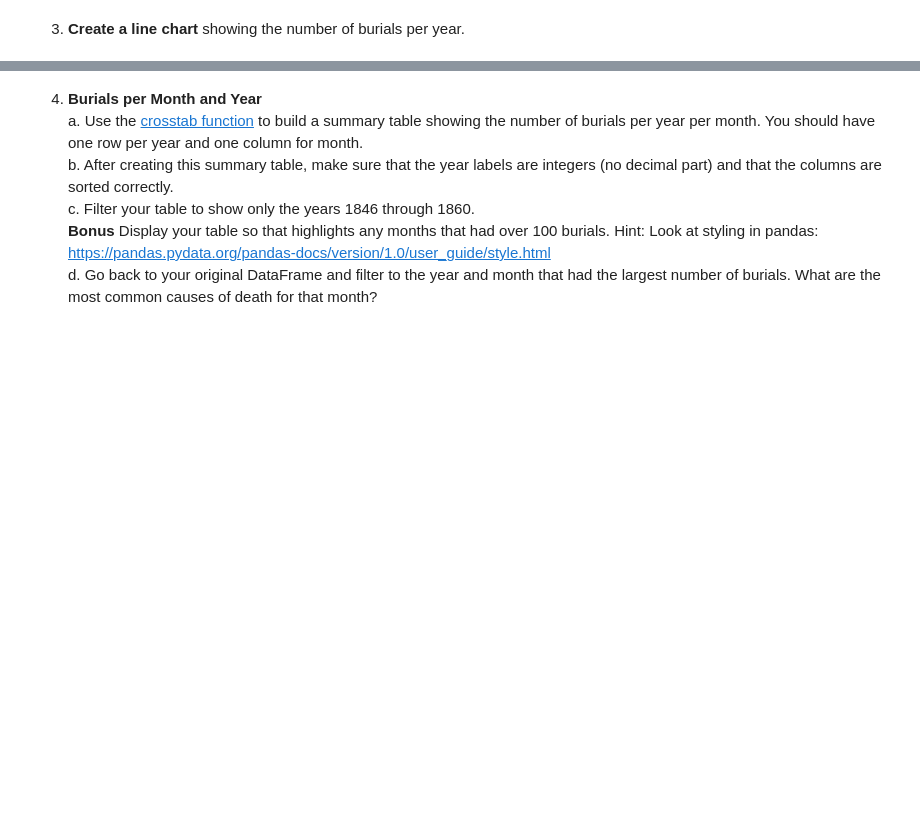
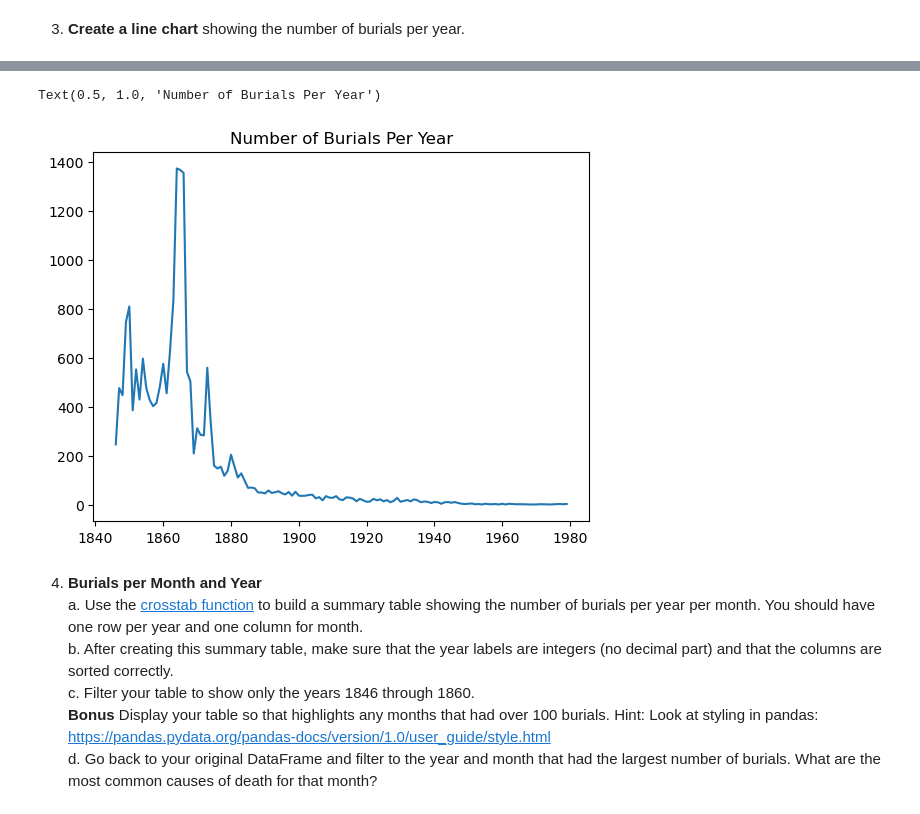
Before and after one commit to NSS-Data-Analytics-Cohort-10/advanced-pandas-marthahunter, a Jupyter notebook: notebooks/adv_pandas.ipynb, the cells around one changed output, grey strips where cells are left out. Cells and saved outputs as stored; diff of their text form; code cells hidden in the pictures; blank space fills up the shorter version.

```diff
--- a/notebooks/adv_pandas.ipynb
+++ b/notebooks/adv_pandas.ipynb
@@ -75,0 +92,3 @@ dtype: int64
+# %%
+ap_df['Cause of Death/Burial (Clean)'] = ap_df['Cause of Death/Burial'].replace({'Cholrea':'Cholera','Still Born':'Stillborn'})
+ap_df.head()
@@ -76,2 +102,5 @@ dtype: int64
 # %% [markdown]
 3. **Create a line chart** showing the number of burials per year.
+# %%
+burials_per_year = ap_df['Volume'].groupby(ap_df['Burial Year']).agg('count')
+print(burials_per_year)
@@ -78,3 +121,9 @@ dtype: int64
+# %%
+plt.plot(burials_per_year)
+plt.title('Number of Burials Per Year')
+# %% [output]
+Text(0.5, 1.0, 'Number of Burials Per Year')
+[figure, added]
 # %% [markdown]
 4. **Burials per Month and Year**
     a. Use the [crosstab function](https://pandas.pydata.org/docs/reference/api/pandas.crosstab.html) to build a summary table showing the number of burials per year per month. You should have one row per year and one column for month.
```
Also changed, not shown: parts of 3 cells of this notebook.
